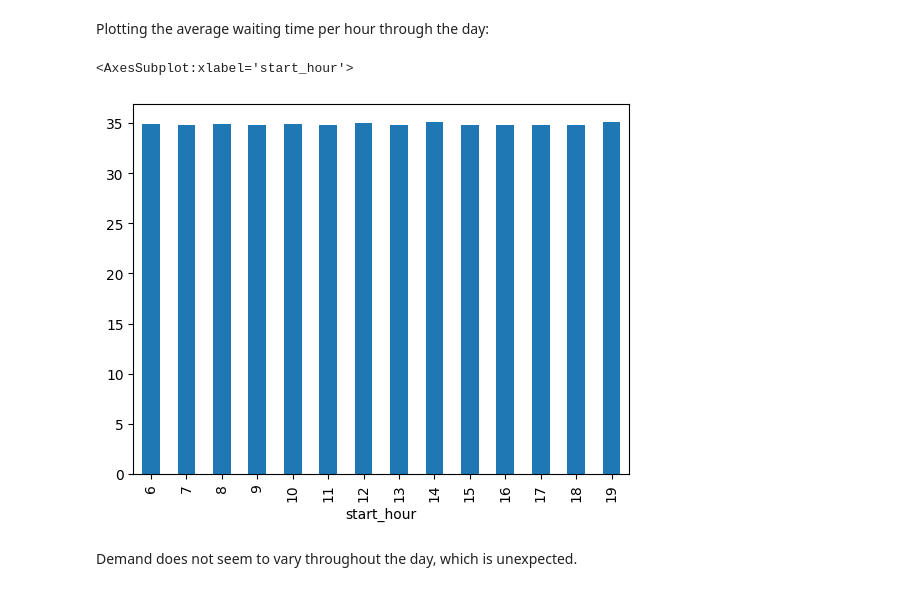
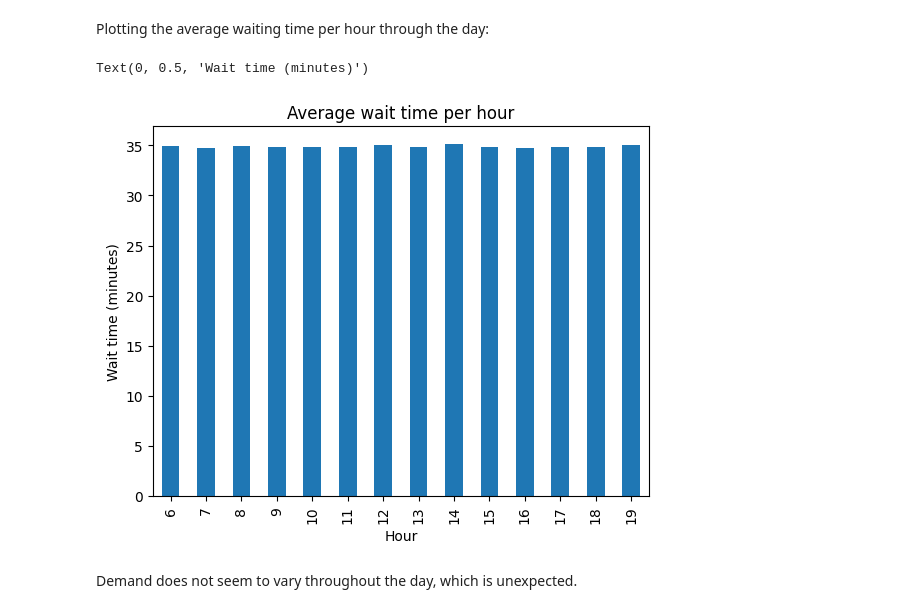
Before and after one commit to matt2904/tech_test_matthew_wincott, a Jupyter notebook: tech_test_matthew_wincott.ipynb, the cells around one changed output. Saved outputs shown, nothing was run; the diff lists cells and outputs as text; code cells hidden in the pictures.

```diff
--- a/tech_test_matthew_wincott.ipynb
+++ b/tech_test_matthew_wincott.ipynb
@@ -431,9 +440,12 @@ Supply of agents does not vary throughout the week to meet changing demand. Ques
 Plotting the average waiting time per hour through the day:
 # %%
 df.groupby('start_hour')['wait_minutes'].mean().plot(kind='bar')
+plt.title('Average wait time per hour')
+plt.xlabel('Hour')
+plt.ylabel('Wait time (minutes)')
 # %% [output]
-<AxesSubplot:xlabel='start_hour'>
+Text(0, 0.5, 'Wait time (minutes)')
-[figure, old version]
+[figure, new version]
 # %% [markdown]
 Demand does not seem to vary throughout the day, which is unexpected.
 # %% [markdown]
```
Also changed, not shown: parts of 11 cells of this notebook.
